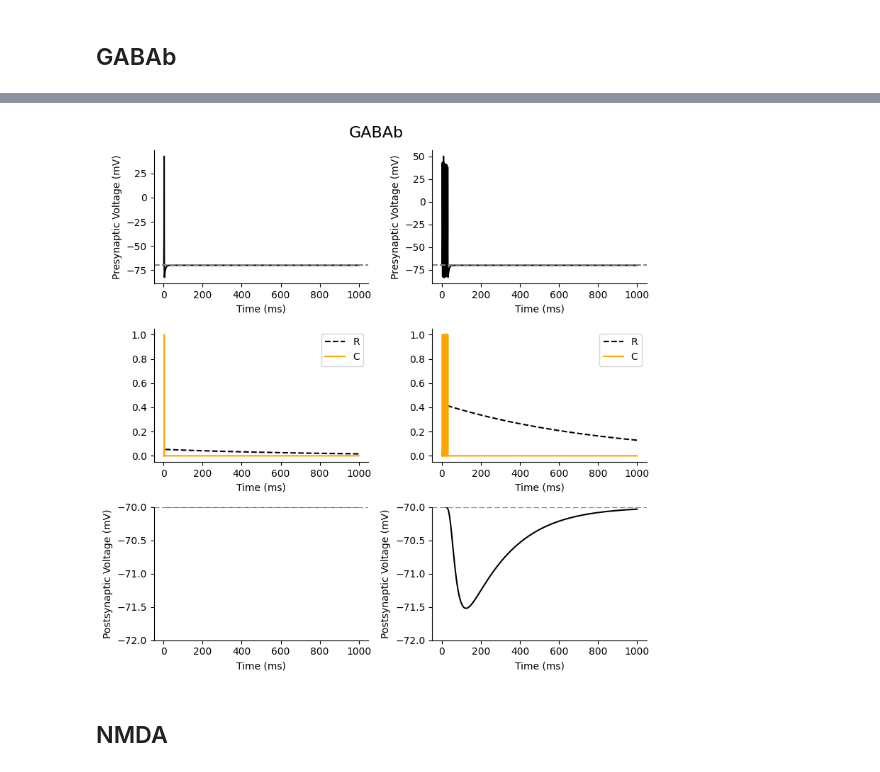
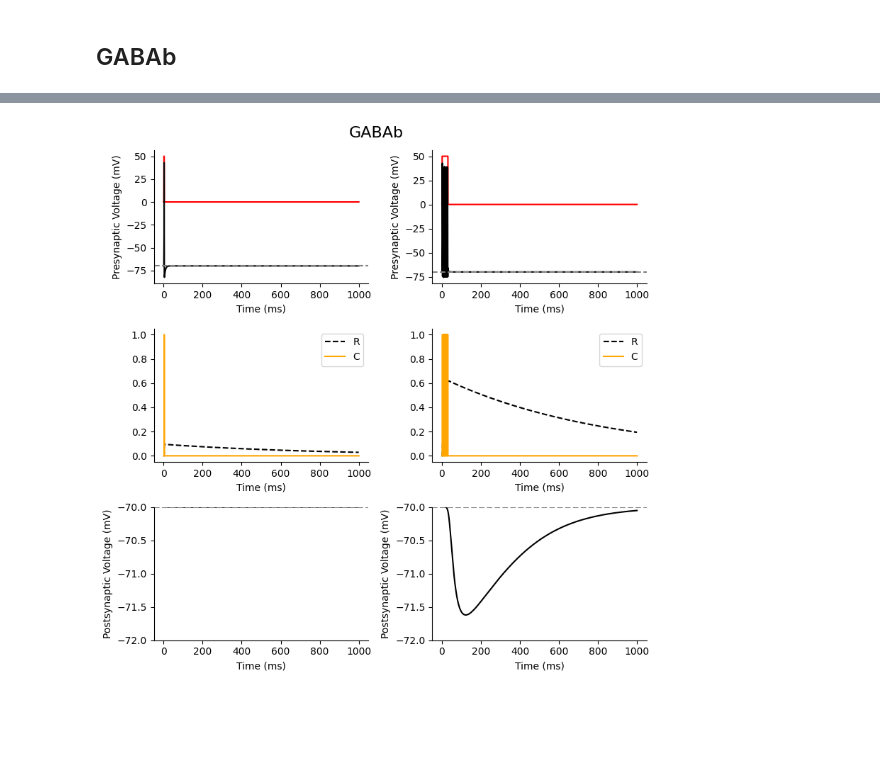
Before and after one commit to jaxleyverse/jaxley-mech, a Jupyter notebook: notebooks/synapses/dms98.ipynb, the cells around one changed output, grey strips where cells are left out. Drawn from its saved outputs; the diff is of its cells as text; code cells hidden in the pictures; blank space fills up the shorter version.

Commit message:
change: update dms98 to point process synapse

```diff
--- a/notebooks/synapses/dms98.ipynb
+++ b/notebooks/synapses/dms98.ipynb
@@ -100,20 +100,20 @@ time_vec = jnp.arange(0.0, t_max+dt, dt)
 # stimulate the pre-synaptic compartment
 currents = [
     jx.step_current(i_delay, i_dur, i_amp, dt, t_max),
-    jnp.hstack([jx.step_current(i_delay, i_dur, i_amp, dt, 3)[:-1] for _ in range(4)] + [jx.step_current(i_delay, 20, 0, dt, t_max - 3 * 4)])
+    jx.step_current(i_delay, i_dur * 5, i_amp, dt, t_max)
 ]
 res = []
 from copy import deepcopy
 for current in currents:
     net0 = deepcopy(net)
-    net0.cell(0).branch(0).comp(0).stimulate(current)
+    net0.cell(0).branch(0).comp(0).stimulate(current, verbose=False)
 
     # record the membrane potential of the pre- and post-synaptic compartments
-    net0.cell(0).branch(0).comp(0).record()
-    net0.cell(1).branch(0).comp(0).record()
+    net0.cell(0).branch(0).comp(0).record(verbose=False)
+    net0.cell(1).branch(0).comp(0).record(verbose=False)
 
-    net0.cell(1).branch(0).comp(0).record("AMPA_R")
-    net0.cell(1).branch(0).comp(0).record("AMPA_C")
+    net0.cell(1).branch(0).comp(0).record("AMPA_R", verbose=False)
+    net0.cell(1).branch(0).comp(0).record("AMPA_C", verbose=False)
 
     s = jx.integrate(net0, delta_t=dt)
     res.append(s)
@@ -132,7 +224,8 @@ Added 1 recordings. See `.recordings` for details.
 fig, ax = plt.subplot_mosaic([['PRE0', 'PRE1'], ['U0', "U1"], ['POST0', "POST1"]], figsize=(8,8))
 
 for i in range(2):
-    ax[f"PRE{i}"].plot(time_vec, res[i][0].T[:-1], color="black")
+    ax[f"PRE{i}"].plot(time_vec, currents[i] * 500, color="red", label='Injected Current (nA)')
+    ax[f"PRE{i}"].plot(time_vec, res[i][0].T[:-1], color="black", linewidth=0.5)
     ax[f"PRE{i}"].set_xlabel("Time (ms)")
     ax[f"PRE{i}"].set_ylabel("Presynaptic Voltage (mV)")
     ax[f"PRE{i}"].axhline(-70, color="gray", linestyle="--")
@@ -146,11 +239,11 @@ for i in range(2):
     ax[f"POST{i}"].set_xlabel("Time (ms)")
     ax[f"POST{i}"].set_ylabel("Postsynaptic Voltage (mV)")
     ax[f"POST{i}"].axhline(-70, color="gray", linestyle="--")
-    ax[f"POST{i}"].set_ylim(-75, -50)
+    ax[f"POST{i}"].set_ylim(-71, -67)
 
     for a in ax.values():
         a.spines[['top', 'right']].set_visible(False)
 
     fig.tight_layout()
-    fig.suptitle("AMPA", fontsize=16)
+    fig.suptitle("NMDA", fontsize=16)
 # %% [output]
@@ -214,6 +313,7 @@ Added 1 recordings. See `.recordings` for details.
 fig, ax = plt.subplot_mosaic([['PRE0', 'PRE1'], ['U0', "U1"], ['POST0', "POST1"]], figsize=(8,8))
 
 for i in range(2):
+    ax[f"PRE{i}"].plot(time_vec, currents[i] * 500, color="red", label='Injected Current (nA)')
     ax[f"PRE{i}"].plot(time_vec, res[i][0].T[:-1], color="black")
     ax[f"PRE{i}"].set_xlabel("Time (ms)")
     ax[f"PRE{i}"].set_ylabel("Presynaptic Voltage (mV)")
@@ -228,7 +328,7 @@ for i in range(2):
     ax[f"POST{i}"].set_xlabel("Time (ms)")
     ax[f"POST{i}"].set_ylabel("Postsynaptic Voltage (mV)")
     ax[f"POST{i}"].axhline(-70, color="gray", linestyle="--")
-    ax[f"POST{i}"].set_ylim(-75, -70)
+    ax[f"POST{i}"].set_ylim(-72, -70)
 
     for a in ax.values():
         a.spines[['top', 'right']].set_visible(False)
@@ -266,12 +366,12 @@ post = net.cell(1).branch(0).comp(0)
 gabab = GABAb(name="GABAb")
 gabab.synapse_params["GABAb_gGABAb"] = 0.0001
 gabab.synapse_params["GABAb_eGABAb"] = -95
-gabab.synapse_params["GABAb_Cmax"] = 1
-gabab.synapse_params["GABAb_Cdur"] = 0.5
+gabab.synapse_params["GABAb_Cmax"] = 1.
+gabab.synapse_params["GABAb_Cdur"] = 1. # changed from 84
 
 # parameters in the demo, but in the MOD file there're no alpha and beta
 # and setting Cdur to 84 will cause the simulation to fail
-# gabab.synapse_params["GABAb_Cdur"] = 84
+# gabab.synapse_params["GABAb_Cdur"] = 1
 # gabab.synapse_params["GABAb_alpha"] = 0.016
 # gabab.synapse_params["GABAb_beta"] = 0.0047
 pre.connect(post, gabab)
@@ -288,10 +388,9 @@ t_max = 1000.0  # ms
 time_vec = jnp.arange(0.0, t_max+dt, dt)
 
 # stimulate the pre-synaptic compartment
-n_spikes = 10
 currents = [
     jx.step_current(i_delay, i_dur, i_amp, dt, t_max),
-    jnp.hstack([jx.step_current(i_delay, i_dur, i_amp, dt, 3)[:-1] for _ in range(n_spikes)] + [jx.step_current(i_delay, 20, 0, dt, t_max - 3 * n_spikes)])
+    jx.step_current(i_delay, i_dur * 15, i_amp, dt, t_max)
 ]
 
 # stimulate the pre-synaptic compartment
@@ -299,14 +398,14 @@ res = []
 from copy import deepcopy
 for current in currents:
     net0 = deepcopy(net)
-    net0.cell(0).branch(0).comp(0).stimulate(current)
+    net0.cell(0).branch(0).comp(0).stimulate(current, verbose=False)
 
     # record the membrane potential of the pre- and post-synaptic compartments
-    net0.cell(0).branch(0).comp(0).record()
-    net0.cell(1).branch(0).comp(0).record()
+    net0.cell(0).branch(0).comp(0).record(verbose=False)
+    net0.cell(1).branch(0).comp(0).record(verbose=False)
 
-    net0.cell(1).branch(0).comp(0).record("GABAb_R")
-    net0.cell(1).branch(0).comp(0).record("GABAb_C")
+    net0.cell(1).branch(0).comp(0).record("GABAb_R", verbose=False)
+    net0.cell(1).branch(0).comp(0).record("GABAb_C", verbose=False)
 
     s = jx.integrate(net0, delta_t=dt)
     res.append(s)
@@ -324,29 +412,28 @@ Added 1 recordings. See `.recordings` for details.
 # %%
 fig, ax = plt.subplot_mosaic([['PRE0', 'PRE1'], ['U0', "U1"], ['POST0', "POST1"]], figsize=(8,8))
 
 for i in range(2):
+    ax[f"PRE{i}"].plot(time_vec, currents[i] * 500, color="red", label='Injected Current (nA)')
     ax[f"PRE{i}"].plot(time_vec, res[i][0].T[:-1], color="black")
     ax[f"PRE{i}"].set_xlabel("Time (ms)")
     ax[f"PRE{i}"].set_ylabel("Presynaptic Voltage (mV)")
     ax[f"PRE{i}"].axhline(-70, color="gray", linestyle="--")
 
     ax[f"U{i}"].plot(time_vec, res[i][2].T[:-1], label="R", color='black', linestyle="--")
     ax[f"U{i}"].plot(time_vec, res[i][3].T[:-1], label="C", color='orange')
     ax[f"U{i}"].set_xlabel("Time (ms)")
     ax[f"U{i}"].legend()
 
     ax[f"POST{i}"].plot(time_vec, res[i][1].T[:-1], color="black")
     ax[f"POST{i}"].set_xlabel("Time (ms)")
     ax[f"POST{i}"].set_ylabel("Postsynaptic Voltage (mV)")
     ax[f"POST{i}"].axhline(-70, color="gray", linestyle="--")
     ax[f"POST{i}"].set_ylim(-72, -70)
 
     for a in ax.values():
         a.spines[['top', 'right']].set_visible(False)
 
     fig.tight_layout()
     fig.suptitle("GABAb", fontsize=16)
 # %% [output]
-[figure, old version]
+[figure, new version]
-# %% [markdown]
-## NMDA
```
Also changed, not shown: parts of 12 cells of this notebook, 1 other file.
